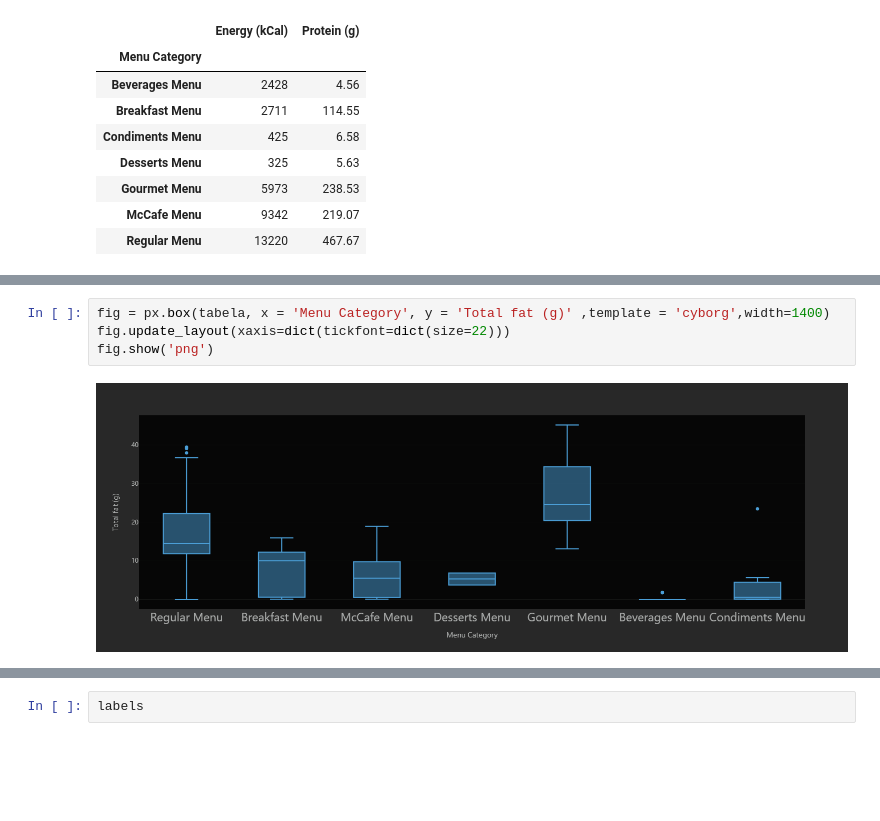
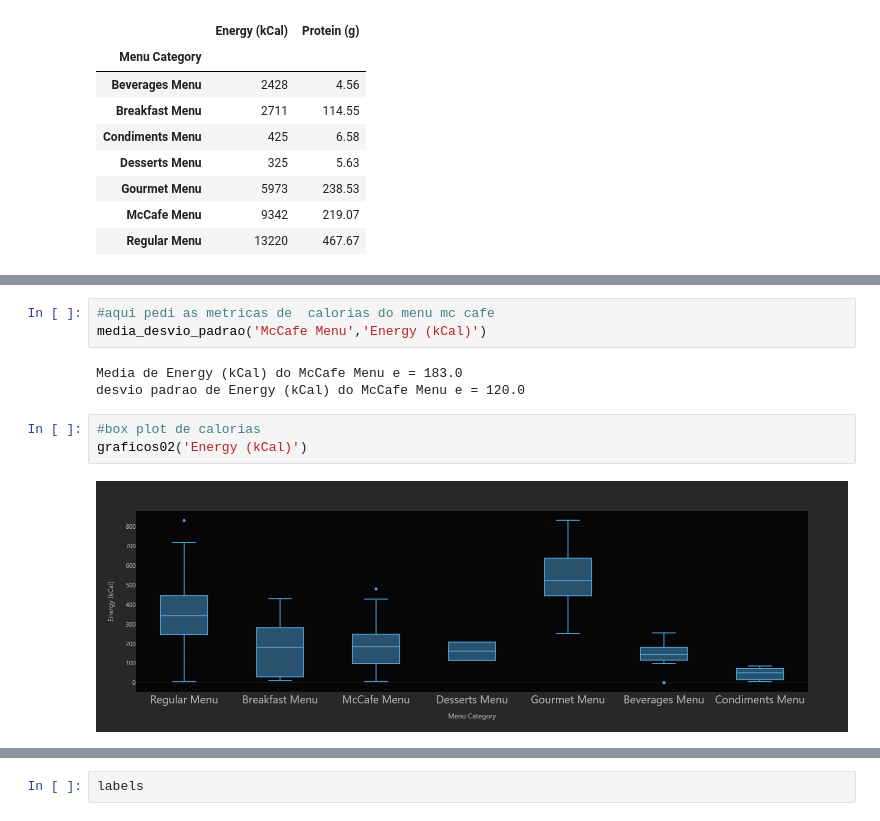
Before and after one commit to Lucianojr01/Analise_mac_donalt, a Jupyter notebook: Analise_Mac_india.ipynb, the cells around one changed output, grey strips where cells are left out. Cells and saved outputs as stored; diff of their text form; blank space fills up the shorter version.

```diff
--- a/Analise_Mac_india.ipynb
+++ b/Analise_Mac_india.ipynb
@@ -240,6 +230,11 @@ fig.show('png')
-# %%
-fig = px.box(tabela, x = 'Menu Category', y = 'Total fat (g)' ,template = 'cyborg',width=1400)
-fig.update_layout(xaxis=dict(tickfont=dict(size=22)))
-fig.show('png')
-# %% [output]
-[figure, removed]
+# %%
+#aqui pedi as metricas de  calorias do menu mc cafe
+media_desvio_padrao('McCafe Menu','Energy (kCal)')
+# %% [output]
+Media de Energy (kCal) do McCafe Menu e = 183.0
+desvio padrao de Energy (kCal) do McCafe Menu e = 120.0
+# %%
+#box plot de calorias
+graficos02('Energy (kCal)')
+# %% [output]
+[figure, added]
```
Also changed, not shown: parts of 20 cells of this notebook.
